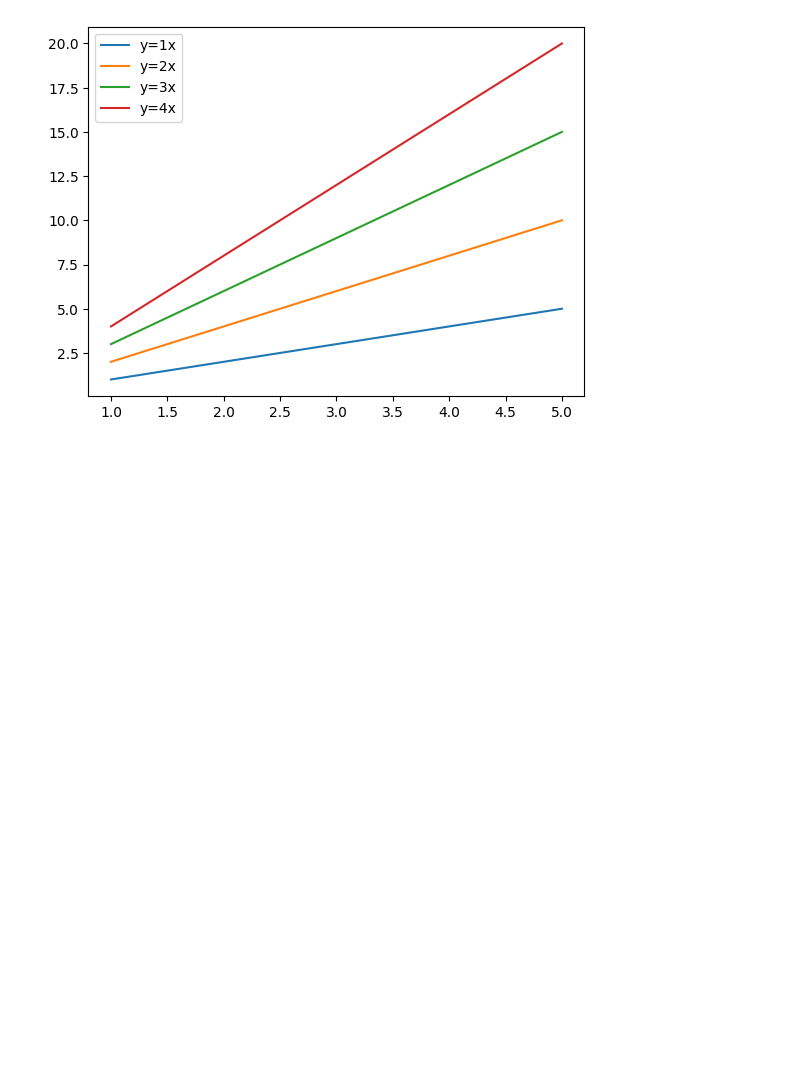
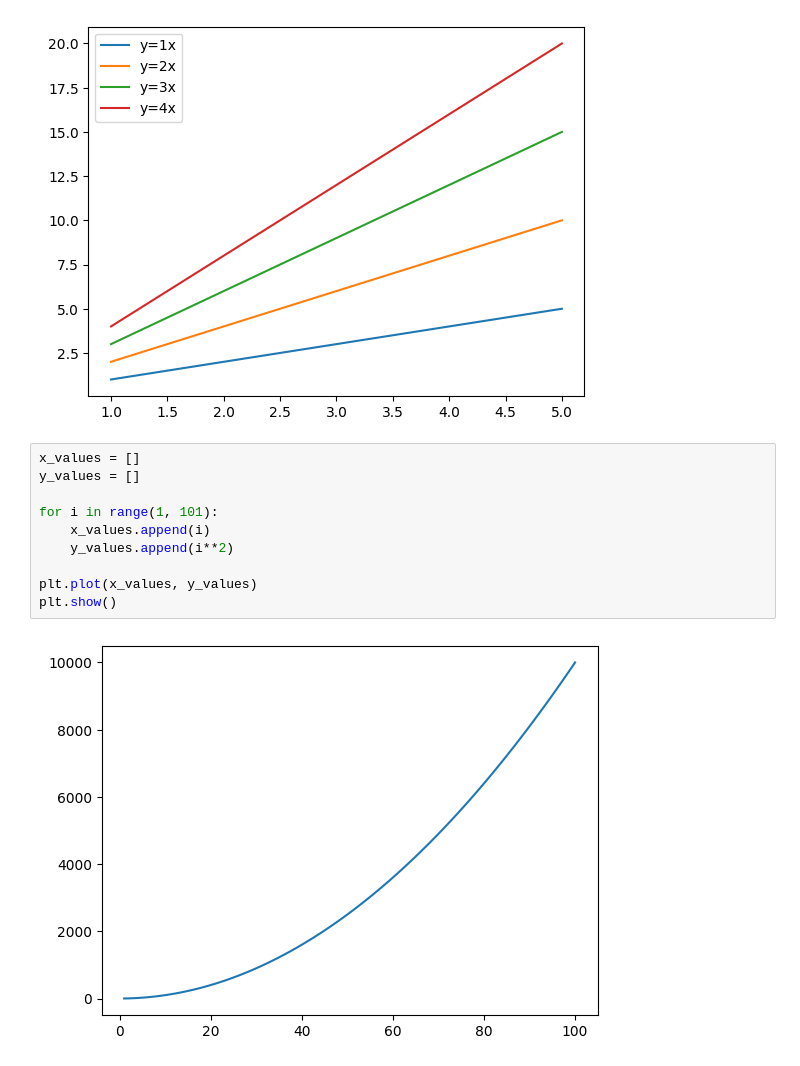
Before and after one commit to Shahd628/DSA201_2025_2026_FALL, a Jupyter notebook: Week03/Lecture/matplotlib.ipynb, the cells around one changed output. Drawn from its saved outputs; the diff is of its cells as text; blank space fills up the shorter version.

```diff
--- a/Week03/Lecture/matplotlib.ipynb
+++ b/Week03/Lecture/matplotlib.ipynb
@@ -93,3 +93,15 @@ plt.legend()
 plt.show()
 # %% [output]
 [figure]
+# %%
+x_values = []
+y_values = []
+
+for i in range(1, 101):
+    x_values.append(i)
+    y_values.append(i**2)
+
+plt.plot(x_values, y_values)
+plt.show()
+# %% [output]
+[figure, added]
```
Also changed, not shown: parts of 4 cells of this notebook, 1 other file.
